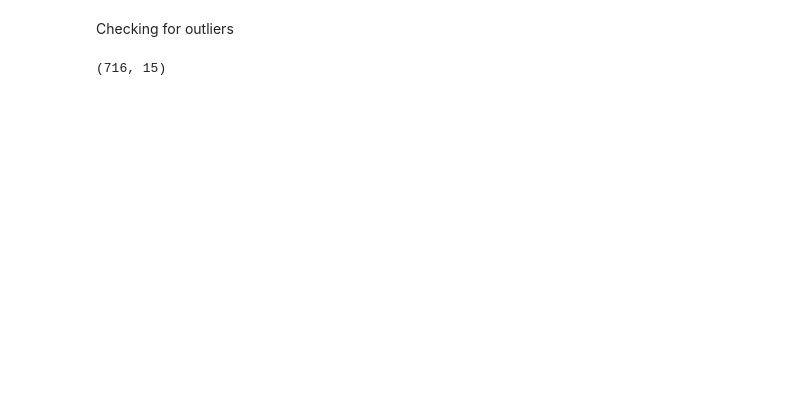
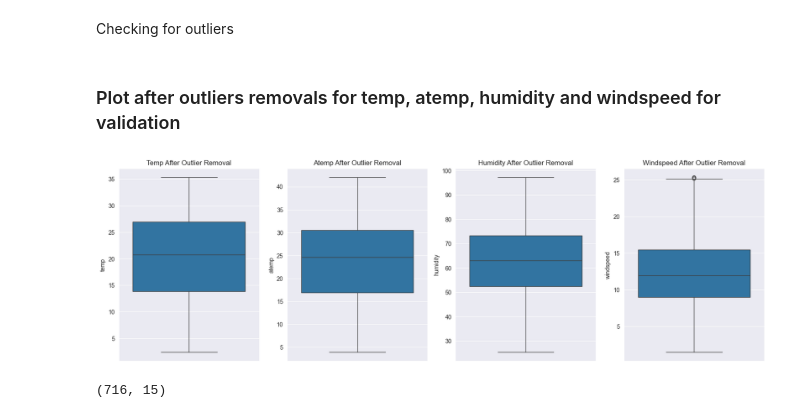
Before and after one commit to vijaykumar-qait/Linear-Regression-Bike-Sharing-Assignment, a Jupyter notebook: Bike_Sharing_Assignment_Vijay_Kumar.ipynb, the cells around one changed output. Drawn from its saved outputs; the diff is of its cells as text; code cells hidden in the pictures; blank space fills up the shorter version.

```diff
--- a/Bike_Sharing_Assignment_Vijay_Kumar.ipynb
+++ b/Bike_Sharing_Assignment_Vijay_Kumar.ipynb
@@ -345,6 +353,22 @@ upper_bound = Q3 + 1.5 * IQR
 
 # Remove outliers
 df = df[(df['windspeed'] >= lower_bound) & (df['windspeed'] <= upper_bound)]
+# %% [markdown]
+### Plot after outliers removals for temp, atemp, humidity and windspeed for validation
+# %%
+# Boxplots before outlier removal
+fig, axes = plt.subplots(1, 4, figsize=(20, 6))
+sns.boxplot(y=df['temp'], ax=axes[0])
+sns.boxplot(y=df['atemp'], ax=axes[1])
+sns.boxplot(y=df['humidity'], ax=axes[2])
+sns.boxplot(y=df['windspeed'], ax=axes[3])
+axes[0].set_title('Temp After Outlier Removal')
+axes[1].set_title('Atemp After Outlier Removal')
+axes[2].set_title('Humidity After Outlier Removal')
+axes[3].set_title('Windspeed After Outlier Removal')
+plt.show()
+# %% [output]
+[figure, added]
 # %%
 df.shape
 # %% [output]
```
Also changed, not shown: parts of 27 cells of this notebook, 1 other file.
